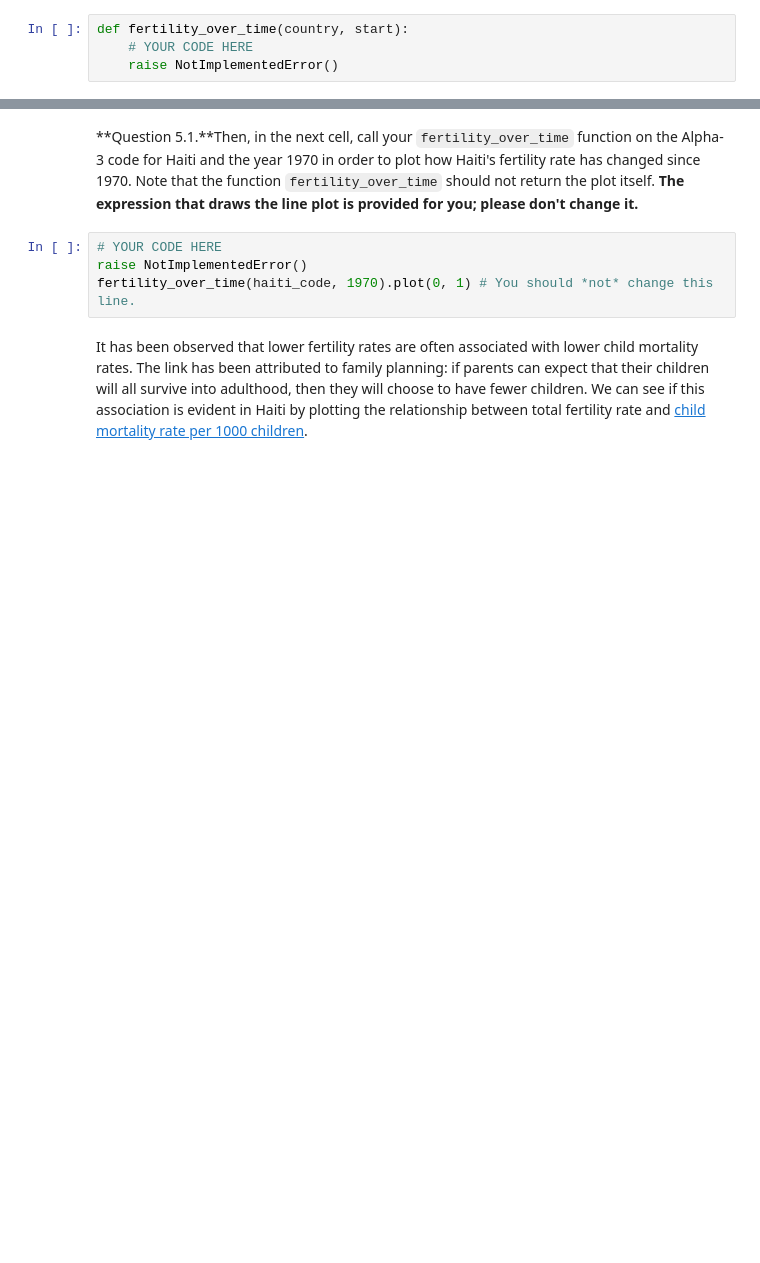
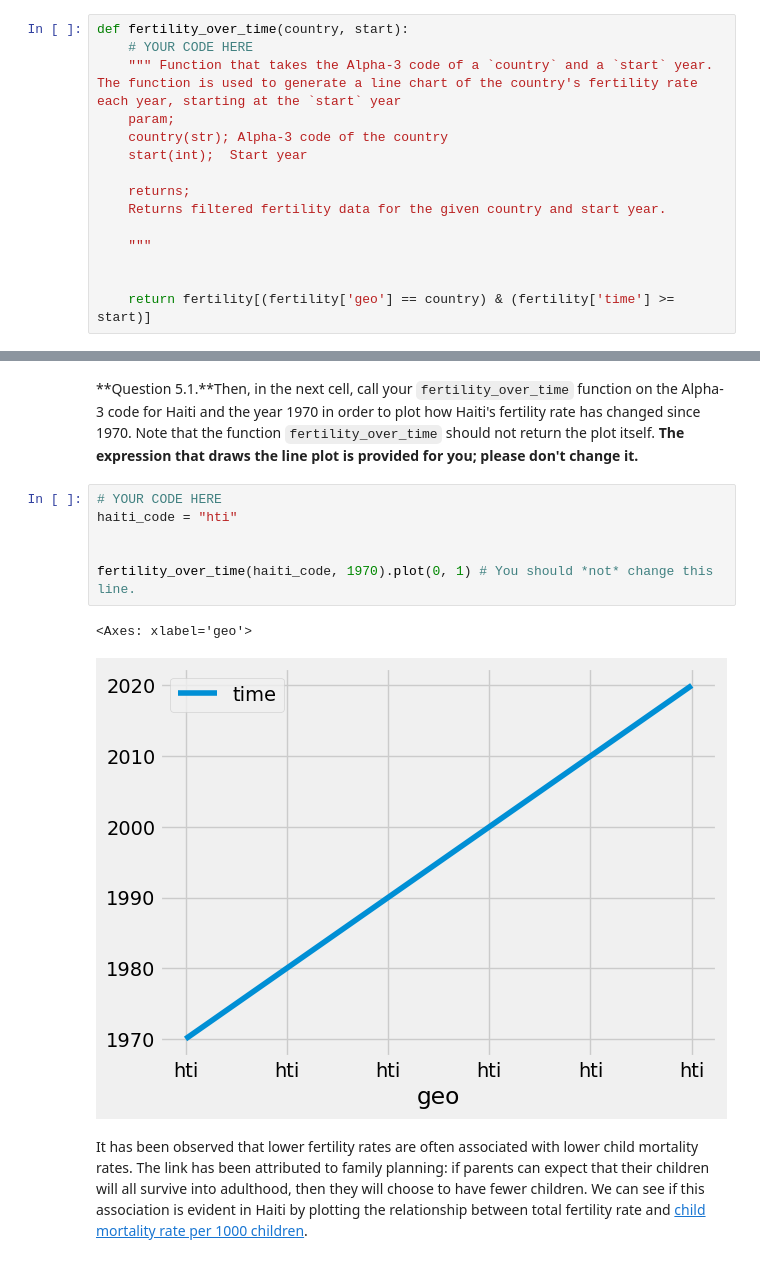
Before and after one commit to Etobimz/CMPUT200-Labs, a Jupyter notebook: Lab4/1880229_L4.ipynb, the cells around one changed output, grey strips where cells are left out. Drawn from its saved outputs; the diff is of its cells as text; blank space fills up the shorter version.

```diff
--- a/Lab4/1880229_L4.ipynb
+++ b/Lab4/1880229_L4.ipynb
@@ -178,18 +242,34 @@ YOUR ANSWER HERE
 The `fertility` data contains a statistic that is often used to measure how many babies are being born, the *total fertility rate*. This number describes the [number of children a woman would have in her lifetime](https://www.measureevaluation.org/prh/rh_indicators/specific/fertility/total-fertility-rate), on average, if the current rates of birth by age of the mother persisted throughout her child bearing years, assuming she survived through age 49.
 # %% [markdown]
 **Question 5.** Write a function `fertility_over_time` that takes the Alpha-3 code of a `country` and a `start` year. The function will be used to generate a line chart of the country's fertility rate each year, starting at the `start` year. The plot should include the `start` year and all later years that appear in the `fertility` table.
-# %%
-def fertility_over_time(country, start):
-    # YOUR CODE HERE
-    raise NotImplementedError()
+# %%
+def fertility_over_time(country, start):
+    # YOUR CODE HERE
+    """ Function that takes the Alpha-3 code of a `country` and a `start` year. The function is used to generate a line chart of the country's fertility rate each year, starting at the `start` year
+    param;
+    country(str); Alpha-3 code of the country
+    start(int);  Start year
+
+    returns;
+    Returns filtered fertility data for the given country and start year.
+
+    """
+
+
+    return fertility[(fertility['geo'] == country) & (fertility['time'] >= start)]
 # %%
 #TEST CELL: do not delete!
 # %% [markdown]
 **Question 5.1.**Then, in the next cell, call your `fertility_over_time` function on the Alpha-3 code for Haiti and the year 1970 in order to plot how Haiti's fertility rate has changed since 1970. Note that the function `fertility_over_time` should not return the plot itself. **The expression that draws the line plot is provided for you; please don't change it.**
 # %%
 # YOUR CODE HERE
-raise NotImplementedError()
+haiti_code = "hti"
+
+
 fertility_over_time(haiti_code, 1970).plot(0, 1) # You should *not* change this line.
+# %% [output]
+<Axes: xlabel='geo'>
+[figure, added]
 # %% [markdown]
 It has been observed that lower fertility rates are often associated with lower child mortality rates. The link has been attributed to family planning: if parents can expect that their children will all survive into adulthood, then they will choose to have fewer children. We can see if this association is evident in Haiti by plotting the relationship between total fertility rate and [child mortality rate per 1000 children](https://en.wikipedia.org/wiki/Child_mortality).
 # %% [markdown]
```
Also changed, not shown: parts of 13 cells of this notebook.
